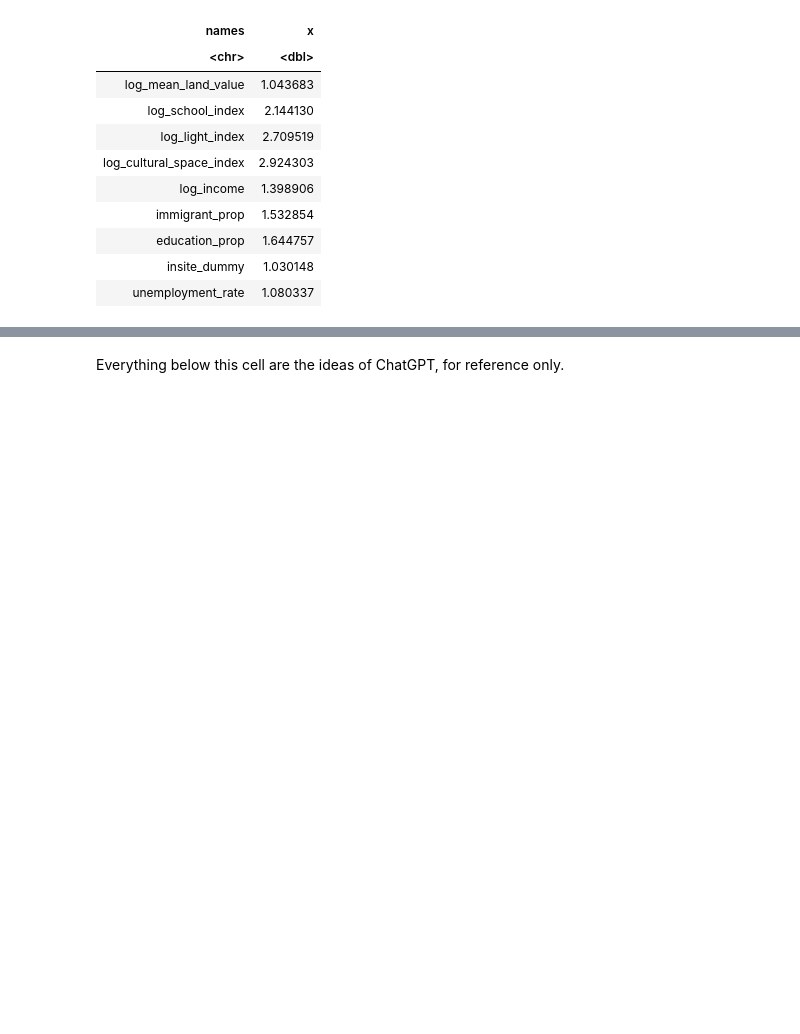
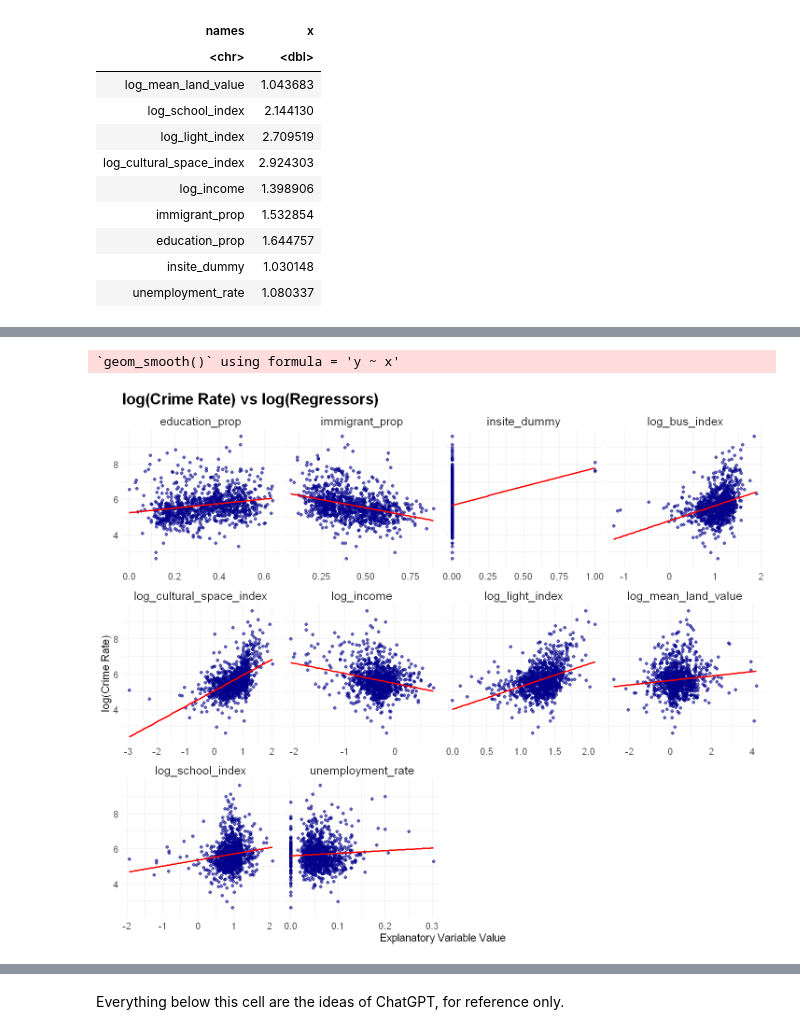
Before and after one commit to Irene-Berezin/econ326, a Jupyter notebook: project_regression.ipynb, the cells around one changed output, grey strips where cells are left out. Saved outputs shown, nothing was run; the diff lists cells and outputs as text; code cells hidden in the pictures; blank space fills up the shorter version.

Commit message:
more regressions

```diff
--- a/project_regression.ipynb
+++ b/project_regression.ipynb
@@ -1852,3 +1855,18 @@ Residual Std. Error              0.636 (df = 981)        0.634 (df = 980)
 F Statistic                   92.587*** (df = 7; 981) 82.417*** (df = 8; 980) 73.964*** (df = 9; 979) 83.253*** (df = 8; 980) 73.569*** (df = 9; 979)
 =====================================================================================================================================================
 Note:                                                                                                                     *p<0.1; **p<0.05; ***p<0.01
+# %%
+# Carry out all the simple regressions
+# Specifically evaluate if unemployment rate is significant
+regressors <- c('log_mean_land_value','log_school_index', 'log_light_index', 'log_bus_index', 'log_cultural_space_index',
+                'log_income', 'immigrant_prop', 'education_prop','insite_dummy', 'unemployment_rate')
+
+outcome <- "log_crime_rate"
+
+log_log_simple_regressions <- map(regressors, ~ lm(as.formula(paste(outcome, "~", .x)), data = census_index_crime_log_st))
+
+names(log_log_simple_regressions) <- regressors
+
+stargazer(log_log_simple_regressions, type = "text",
+          title = "Log-Log Simple Regression Results",
+          dep.var.labels = c("Log Crime Rate"))
@@ -1854,0 +1919,23 @@ Note:
+# %%
+long_data <- census_index_crime_log_st |>
+  pivot_longer(cols = regressors,
+               names_to = "regressor",
+               values_to = "value")
+
+log_log_variables_scatter <- ggplot(long_data, aes(x = value, y = log_crime_rate)) +
+  geom_point(color = "darkblue", alpha = 0.6) +
+  facet_wrap(~ regressor, scales = "free_x") +
+  labs(title = "log(Crime Rate) vs log(Regressors)",
+       x = "Explanatory Variable Value",
+       y = "log(Crime Rate)") +
+  geom_smooth(method = "lm", se = FALSE, color = "red") +
+  theme_minimal() +
+  theme(plot.title = element_text(size = 20, face = "bold"),
+        strip.text = element_text(size = 15),
+        axis.title = element_text(size = 14),
+        axis.text = element_text(size = 12))
+
+log_log_variables_scatter
+# %% [output]
+`geom_smooth()` using formula = 'y ~ x'
+[figure, added]
```
Also changed, not shown: parts of 8 cells of this notebook.
